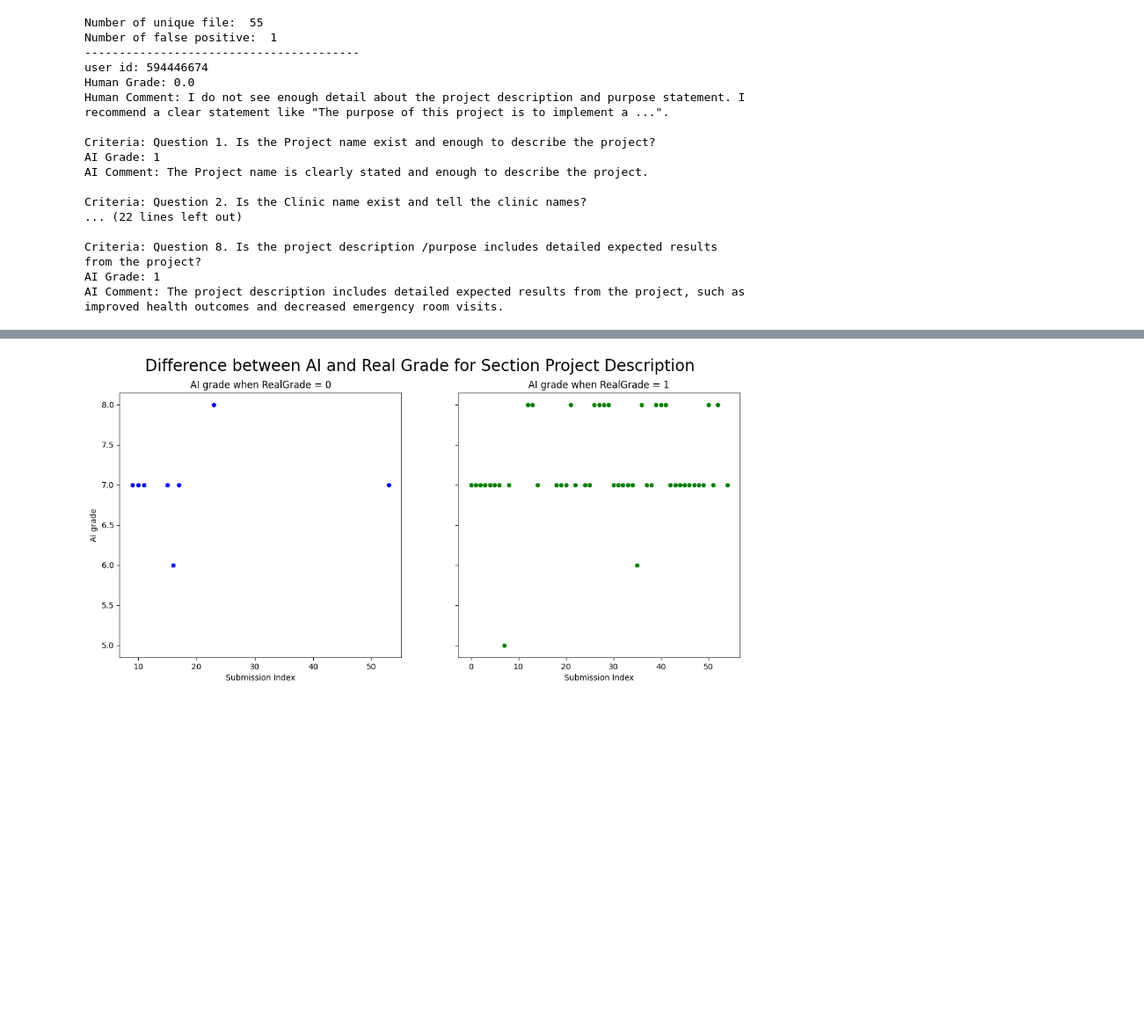
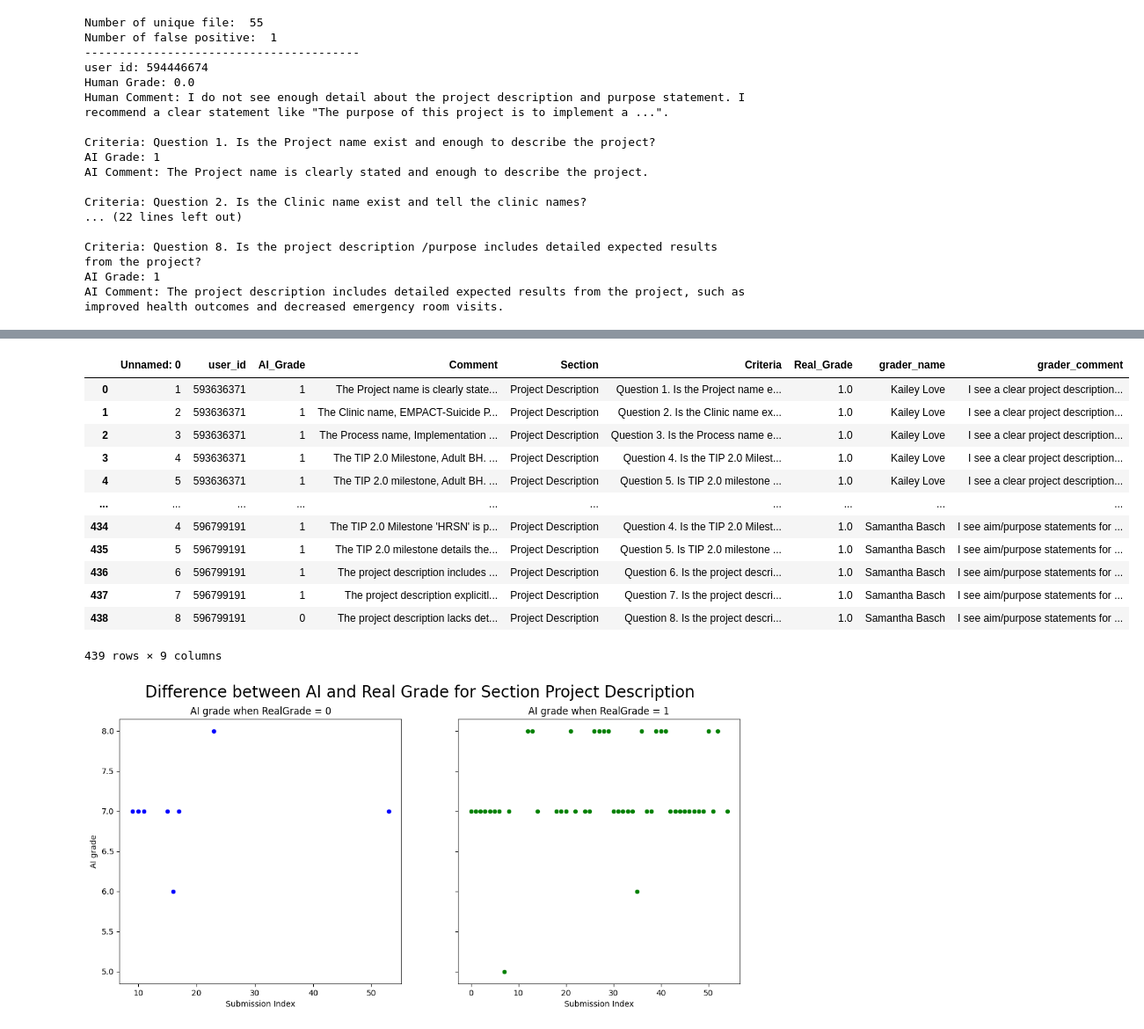
Before and after one commit to ngavu2004/AutoGradingPipelineAnalysis, a Jupyter notebook: visualize_AI_grade_RealGrade.ipynb, the cells around one changed output, grey strips where cells are left out. Shown at 88% size. Drawn from its saved outputs; the diff is of its cells as text; code cells hidden in the pictures; blank space fills up the shorter version.

```diff
--- a/visualize_AI_grade_RealGrade.ipynb
+++ b/visualize_AI_grade_RealGrade.ipynb
@@ -623,3 +702,19 @@ AI Comment: The project description includes detailed expected results from the
+# %%
+visualizer.merged_df
+# %% [output]
+|  | Unnamed: 0 | user_id | AI_Grade | Comment | Section | Criteria | Real_Grade | grader_name | grader_comment |
+| 0 | 1 | 593636371 | 1 | The Project name is clearly state... | Project Description | Question 1. Is the Project name e... | 1.0 | Kailey Love | I see a clear project description... |
+| 1 | 2 | 593636371 | 1 | The Clinic name, EMPACT-Suicide P... | Project Description | Question 2. Is the Clinic name ex... | 1.0 | Kailey Love | I see a clear project description... |
+| 2 | 3 | 593636371 | 1 | The Process name, Implementation ... | Project Description | Question 3. Is the Process name e... | 1.0 | Kailey Love | I see a clear project description... |
+| 3 | 4 | 593636371 | 1 | The TIP 2.0 Milestone, Adult BH. ... | Project Description | Question 4. Is the TIP 2.0 Milest... | 1.0 | Kailey Love | I see a clear project description... |
+| 4 | 5 | 593636371 | 1 | The TIP 2.0 milestone, Adult BH. ... | Project Description | Question 5. Is TIP 2.0 milestone ... | 1.0 | Kailey Love | I see a clear project description... |
+| ... | ... | ... | ... | ... | ... | ... | ... | ... | ... |
+| 434 | 4 | 596799191 | 1 | The TIP 2.0 Milestone 'HRSN' is p... | Project Description | Question 4. Is the TIP 2.0 Milest... | 1.0 | Samantha Basch | I see aim/purpose statements for ... |
+| 435 | 5 | 596799191 | 1 | The TIP 2.0 milestone details the... | Project Description | Question 5. Is TIP 2.0 milestone ... | 1.0 | Samantha Basch | I see aim/purpose statements for ... |
+| 436 | 6 | 596799191 | 1 | The project description includes ... | Project Description | Question 6. Is the project descri... | 1.0 | Samantha Basch | I see aim/purpose statements for ... |
+| 437 | 7 | 596799191 | 1 | The project description explicitl... | Project Description | Question 7. Is the project descri... | 1.0 | Samantha Basch | I see aim/purpose statements for ... |
+| 438 | 8 | 596799191 | 0 | The project description lacks det... | Project Description | Question 8. Is the project descri... | 1.0 | Samantha Basch | I see aim/purpose statements for ... |
+439 rows × 9 columns
 # %%
 visualizer.visualize_difference_between_AI_and_Real_Grade('Project Description')
 # %% [output]
```
Also changed, not shown: parts of 7 cells of this notebook, 2 other files.
